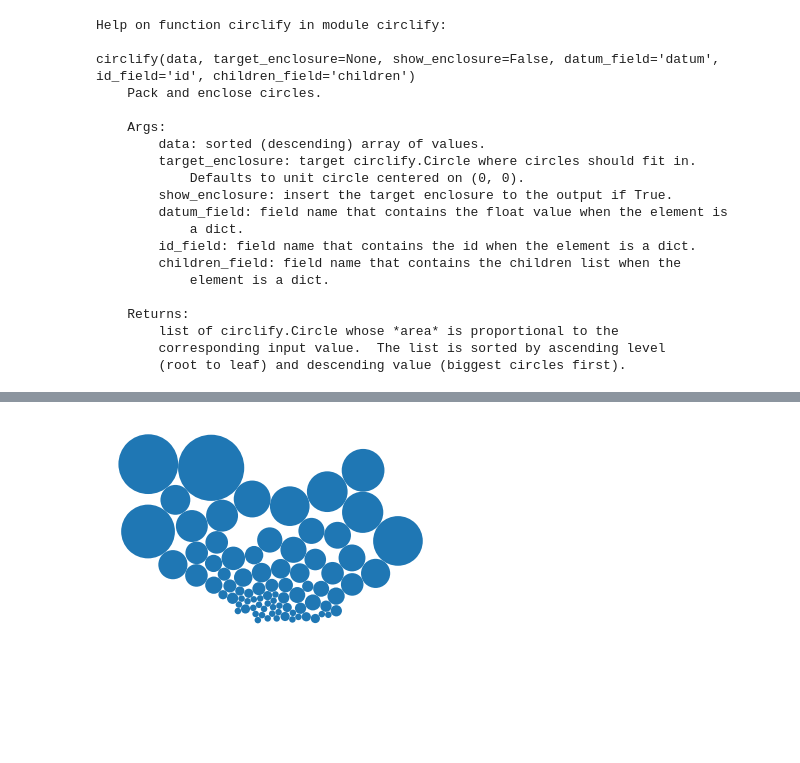
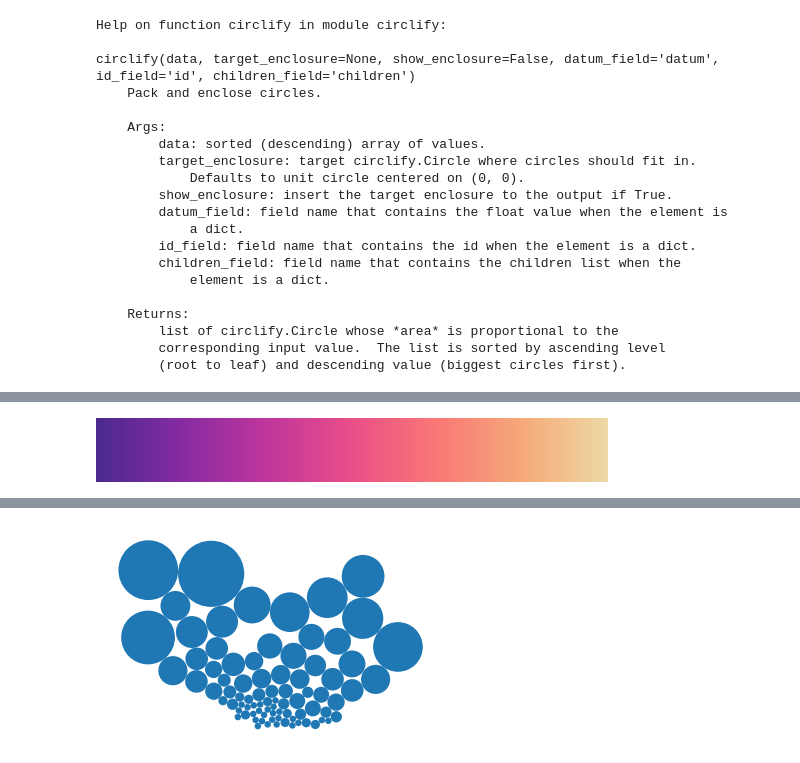
Before and after one commit to agurvich/hack-turday-morning, a Jupyter notebook: 2022-08-06-NASA_NHFP_network_viz/network.ipynb, the cells around one changed output, grey strips where cells are left out. Saved outputs shown, nothing was run; the diff lists cells and outputs as text; code cells hidden in the pictures; blank space fills up the shorter version.

```diff
--- a/2022-08-06-NASA_NHFP_network_viz/network.ipynb
+++ b/2022-08-06-NASA_NHFP_network_viz/network.ipynb
@@ -453,0 +488,4 @@ AttributeError: 'ListedColormap' object has no attribute 'vmin'
+# %%
+agSunset_7.mpl_colormap
+# %% [output]
+[figure, added]
```
Also changed, not shown: parts of 8 cells of this notebook.
